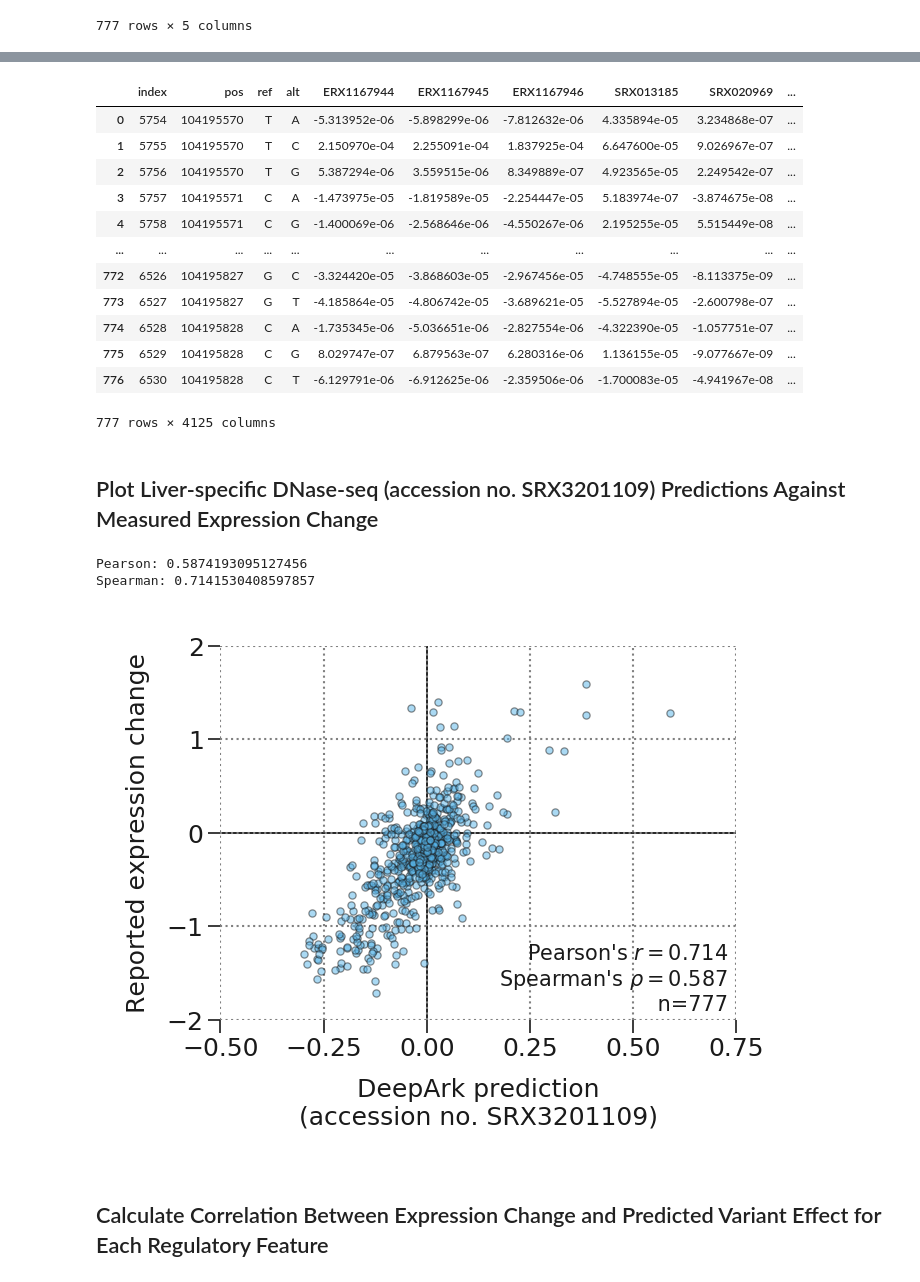
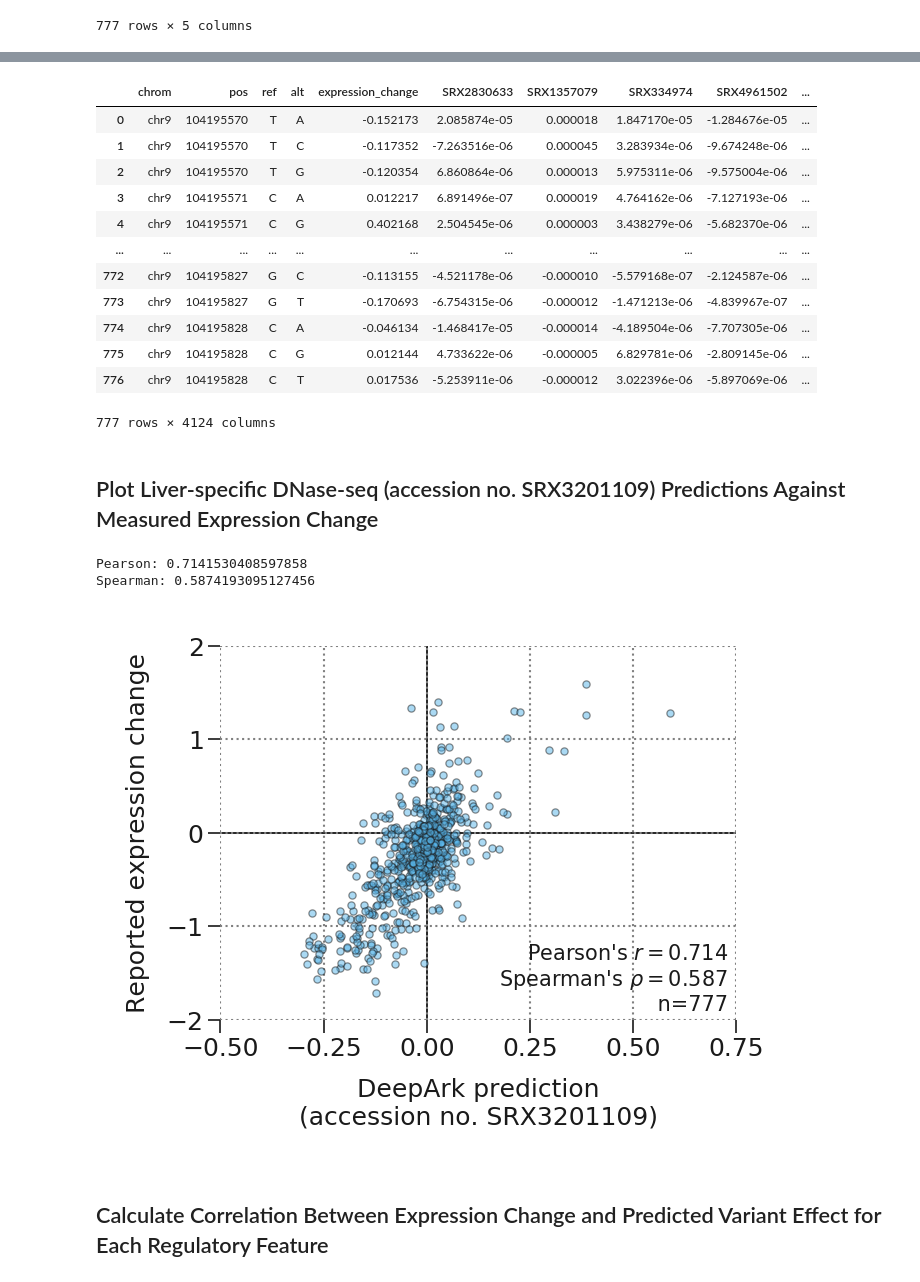
Before and after one commit to evancofer/DeepArk_manuscript, a Jupyter notebook: figures/figure_2.ipynb, the cells around one changed output, grey strips where cells are left out. Cells and saved outputs as stored; diff of their text form; code cells hidden in the pictures.

```diff
--- a/figures/figure_2.ipynb
+++ b/figures/figure_2.ipynb
@@ -125,39 +125,44 @@ display(baseline)
 # %%
-# Load the hdf5.
-h5 = h5py.File("../mpra/outputs/urn:mavedb:00000006-a-1_diffs.h5", "r")
-m = h5["data"][()].copy()
-h5.close()
-ism_df = pandas.DataFrame(m)
-ism_df.columns = feat_df.reset_index().sort_values("index", ascending=True)["accession"].tolist()
+# This uses the mpra_data.tsv outputs:
+ism_df = pandas.read_csv("../data/mpra_data.tsv", comment="#", sep="\t")
+ism_df.columns = ["chrom", "pos", "ref", "alt", "expression_change"] + ism_df.columns.tolist()[5:]
 
-# Load the labels.
-df = pandas.read_csv("../mpra/outputs/urn:mavedb:00000006-a-1_row_labels.txt", sep="\t", names=["pos", "ref", "alt"])
-if df.pos.iloc[0] == "pos": # For newer versions of selene.
-    df.drop(0, inplace=True)
-    df["pos"] = df["pos"].astype(int)
-    df = df.reset_index()
-df["pos"] = (df["pos"] + 104193652)
-ism_df = pandas.concat((df, ism_df), sort=False, axis=1)
-ism_df = ism_df[(ism_df.pos >= 104195570) & (ism_df.pos <= 104195828)].reset_index()
-ism_df["chrom"] = 'chr9'
+# Uncomment this if you want to use your own outputs:
+# # Load the hdf5.
+# h5 = h5py.File("../MPRA/outputs/urn:mavedb:00000006-a-1_diffs.h5", "r")
+# m = h5["data"][()].copy()
+# h5.close()
+# ism_df = pandas.DataFrame(m)
+# ism_df.columns = feat_df.reset_index().sort_values("index", ascending=True)["accession"].tolist()
 
-# Merge w/ previous
-ism_df = ism_df.merge(baseline, on=["chrom", "pos", "ref", "alt"], validate="one_to_one")
+# # Load the labels.
+# df = pandas.read_csv("../MPRA/outputs/urn:mavedb:00000006-a-1_row_labels.txt", sep="\t", names=["pos", "ref", "alt"])
+# if df.pos.iloc[0] == "pos": # For newer versions of selene.
+#     df.drop(0, inplace=True)
+#     df["pos"] = df["pos"].astype(int)
+#     df = df.reset_index()
+# df["pos"] = (df["pos"] + 104193652)
+# ism_df = pandas.concat((df, ism_df), sort=False, axis=1)
+# ism_df = ism_df[(ism_df.pos >= 104195570) & (ism_df.pos <= 104195828)].reset_index()
+# ism_df["chrom"] = 'chr9'
+# # Merge w/ previous
+# ism_df = ism_df.merge(baseline, on=["chrom", "pos", "ref", "alt"], validate="one_to_one")
+
 display(ism_df)
 # %% [output]
-|  | index | pos | ref | alt | ERX1167944 | ERX1167945 | ERX1167946 | SRX013185 | SRX020969 | ... |
-| 0 | 5754 | 104195570 | T | A | -5.313952e-06 | -5.898299e-06 | -7.812632e-06 | 4.335894e-05 | 3.234868e-07 | ... |
-| 1 | 5755 | 104195570 | T | C | 2.150970e-04 | 2.255091e-04 | 1.837925e-04 | 6.647600e-05 | 9.026967e-07 | ... |
-| 2 | 5756 | 104195570 | T | G | 5.387294e-06 | 3.559515e-06 | 8.349889e-07 | 4.923565e-05 | 2.249542e-07 | ... |
-| 3 | 5757 | 104195571 | C | A | -1.473975e-05 | -1.819589e-05 | -2.254447e-05 | 5.183974e-07 | -3.874675e-08 | ... |
-| 4 | 5758 | 104195571 | C | G | -1.400069e-06 | -2.568646e-06 | -4.550267e-06 | 2.195255e-05 | 5.515449e-08 | ... |
+|  | chrom | pos | ref | alt | expression_change | SRX2830633 | SRX1357079 | SRX334974 | SRX4961502 | ... |
+| 0 | chr9 | 104195570 | T | A | -0.152173 | 2.085874e-05 | 0.000018 | 1.847170e-05 | -1.284676e-05 | ... |
+| 1 | chr9 | 104195570 | T | C | -0.117352 | -7.263516e-06 | 0.000045 | 3.283934e-06 | -9.674248e-06 | ... |
+| 2 | chr9 | 104195570 | T | G | -0.120354 | 6.860864e-06 | 0.000013 | 5.975311e-06 | -9.575004e-06 | ... |
+| 3 | chr9 | 104195571 | C | A | 0.012217 | 6.891496e-07 | 0.000019 | 4.764162e-06 | -7.127193e-06 | ... |
+| 4 | chr9 | 104195571 | C | G | 0.402168 | 2.504545e-06 | 0.000003 | 3.438279e-06 | -5.682370e-06 | ... |
 | ... | ... | ... | ... | ... | ... | ... | ... | ... | ... | ... |
-| 772 | 6526 | 104195827 | G | C | -3.324420e-05 | -3.868603e-05 | -2.967456e-05 | -4.748555e-05 | -8.113375e-09 | ... |
-| 773 | 6527 | 104195827 | G | T | -4.185864e-05 | -4.806742e-05 | -3.689621e-05 | -5.527894e-05 | -2.600798e-07 | ... |
-| 774 | 6528 | 104195828 | C | A | -1.735345e-06 | -5.036651e-06 | -2.827554e-06 | -4.322390e-05 | -1.057751e-07 | ... |
-| 775 | 6529 | 104195828 | C | G | 8.029747e-07 | 6.879563e-07 | 6.280316e-06 | 1.136155e-05 | -9.077667e-09 | ... |
-| 776 | 6530 | 104195828 | C | T | -6.129791e-06 | -6.912625e-06 | -2.359506e-06 | -1.700083e-05 | -4.941967e-08 | ... |
+| 772 | chr9 | 104195827 | G | C | -0.113155 | -4.521178e-06 | -0.000010 | -5.579168e-07 | -2.124587e-06 | ... |
+| 773 | chr9 | 104195827 | G | T | -0.170693 | -6.754315e-06 | -0.000012 | -1.471213e-06 | -4.839967e-07 | ... |
+| 774 | chr9 | 104195828 | C | A | -0.046134 | -1.468417e-05 | -0.000014 | -4.189504e-06 | -7.707305e-06 | ... |
+| 775 | chr9 | 104195828 | C | G | 0.012144 | 4.733622e-06 | -0.000005 | 6.829781e-06 | -2.809145e-06 | ... |
+| 776 | chr9 | 104195828 | C | T | 0.017536 | -5.253911e-06 | -0.000012 | 3.022396e-06 | -5.897069e-06 | ... |
-777 rows × 4125 columns
+777 rows × 4124 columns
 # %% [markdown]
 ## Plot Liver-specific DNase-seq (accession no. SRX3201109) Predictions Against Measured Expression Change
 # %%
@@ -187,16 +192,16 @@ plt.xlabel("DeepArk prediction\n(accession no. SRX3201109)")
 plt.ylabel("Reported expression change")
 plt.gca().set_xticks(numpy.arange(0, 6) * 0.25 - 0.5, minor=False)
 plt.gca().set_yticks(numpy.arange(0, 5) * 1 - 2, minor=False)
-pearson = scipy.stats.spearmanr(ism_df[accession],  ism_df["expression_change"])[0]
-spearman = scipy.stats.pearsonr(ism_df[accession],  ism_df["expression_change"])[0]
+pearson = scipy.stats.pearsonr(ism_df[accession],  ism_df["expression_change"])[0]
+spearman = scipy.stats.spearmanr(ism_df[accession],  ism_df["expression_change"])[0]
 print("Pearson:", pearson)
 print("Spearman:", spearman)
 ax.text(0.73, -1.9, "Pearson's $r=0.714$\nSpearman's $\\rho=0.587$\n n=777", fontsize=5, ha='right')
 plt.tight_layout()
 plt.show()
 # %% [output]
-Pearson: 0.5874193095127456
-Spearman: 0.7141530408597857
+Pearson: 0.7141530408597858
+Spearman: 0.5874193095127456
 [figure]
 # %% [markdown]
 ## Calculate Correlation Between Expression Change and Predicted Variant Effect for Each Regulatory Feature
```
Also changed, not shown: parts of 5 cells of this notebook, 10 other files.
